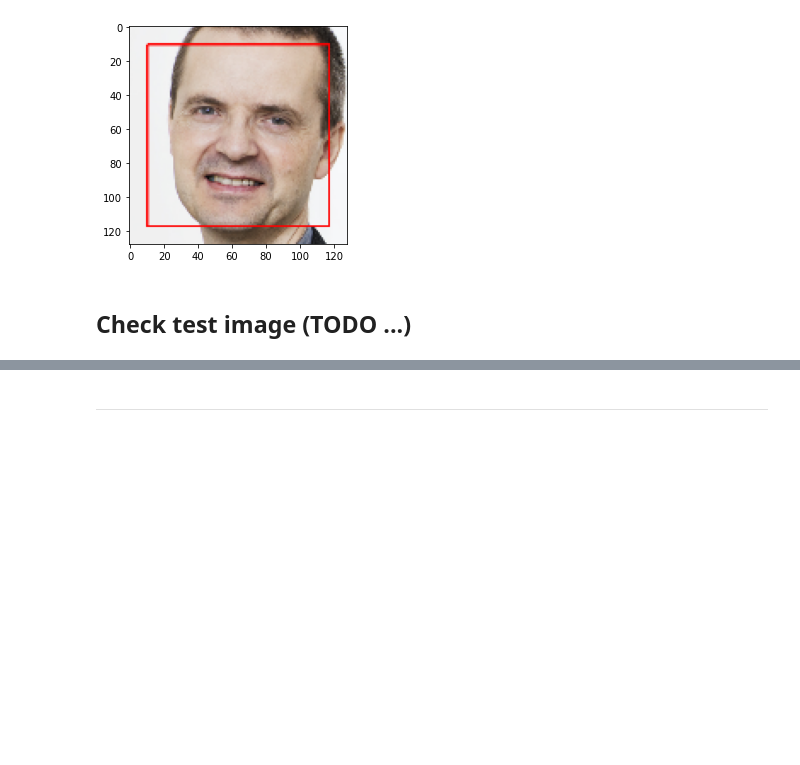
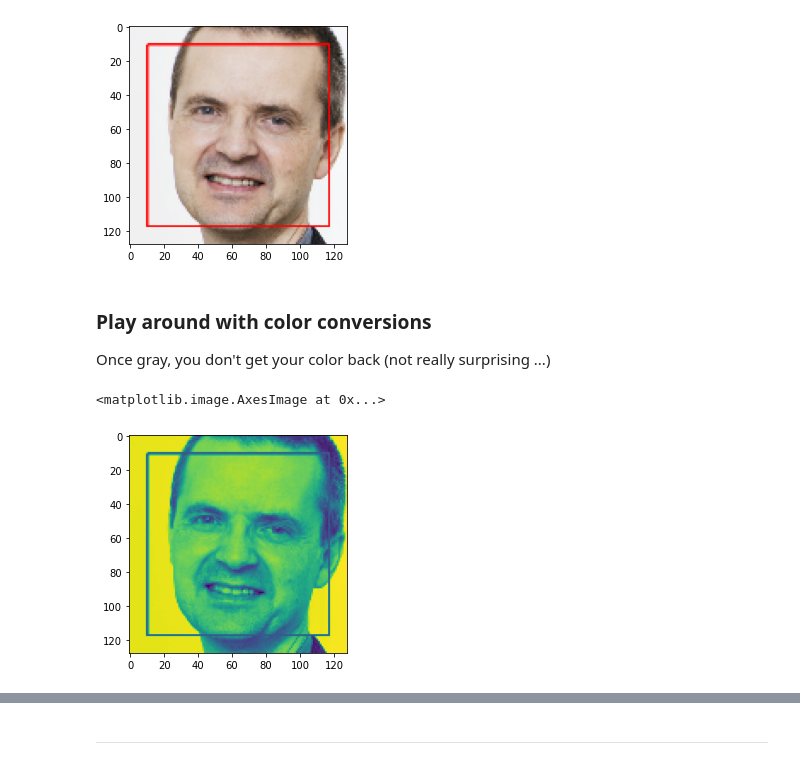
Before and after one commit to rbuerki/clone-a-consultant-with-GANs, a Jupyter notebook: dev/1-Retrieve_and_process_data.ipynb, the cells around one changed output, grey strips where cells are left out. Drawn from its saved outputs; the diff is of its cells as text; code cells hidden in the pictures; blank space fills up the shorter version.

```diff
--- a/dev/1-Retrieve_and_process_data.ipynb
+++ b/dev/1-Retrieve_and_process_data.ipynb
@@ -35,9 +38,17 @@ from PIL import Image
 # %%
-config_path = Path.cwd() / "config.cfg"
+config_path = Path.cwd().parent / "config.cfg"
+
 
 config = configparser.ConfigParser()
-config.read(config_path)
-full_url = config.get("WEBSITE", "FULL_URL")
-base_url = config.get("WEBSITE", "BASE_URL")
-fc_location = config.get("RESOURCES", "FACE_CASCADE_LOCATION")
+try:
+    config.read(config_path)
+except FileNotFoundError as e:
+    raise (f"Please check the path to the config file: {e}")
+
+
+full_url = config.get("SCRAPING", "FULL_URL")
+base_url = config.get("SCRAPING", "BASE_URL")
+fc_location = config.get("IMG_PROCESS", "FACE_CASCADE_RELPATH")
+scale_factor = float(config.get("IMG_PROCESS", "SCALE_FACTOR"))
+dsize = tuple(json.loads(config.get("IMG_PROCESS", "DSIZE")))
 # %% [markdown]
@@ -89,7 +100,8 @@ Notes:
     - One can use cv2.cvtColor(img, cv2.COLOR_BGR2RGB) to reverse the color channel order, but to do it in Numpy one can do np.flip(img, axis=-1) which creates a new view of the img array, so it's very fast.
 # %%
 # Extract pre-trained face detector
-face_cascade = cv2.CascadeClassifier(fc_location)
+path_to_face_cascade_str = str(Path.cwd().parent / fc_location)
+face_cascade = cv2.CascadeClassifier(path_to_face_cascade_str)
 
 # Convert RGB PIL image to OpenCV image, then to BGR and then to gray scale
 cv_img = np.array(pil_img)
@@ -182,5 +194,3 @@ plt.imshow(tn)
 # %% [output]
 <matplotlib.image.AxesImage at 0x...>
 [figure]
-# %% [markdown]
-## Check test image (TODO ...)
@@ -306,0 +197,10 @@ faceCrop('testPics/*.jpg',boxScale=1)
+# %% [markdown]
+### Play around with color conversions
+
+Once gray, you don't get your color back (not really surprising ...)
+# %%
+tn_grey = cv2.cvtColor(tn, cv2.COLOR_RGB2GRAY)
+plt.imshow(tn_grey)
+# %% [output]
+<matplotlib.image.AxesImage at 0x...>
+[figure, added]
```
Also changed, not shown: parts of 25 cells of this notebook, 1 other file.
